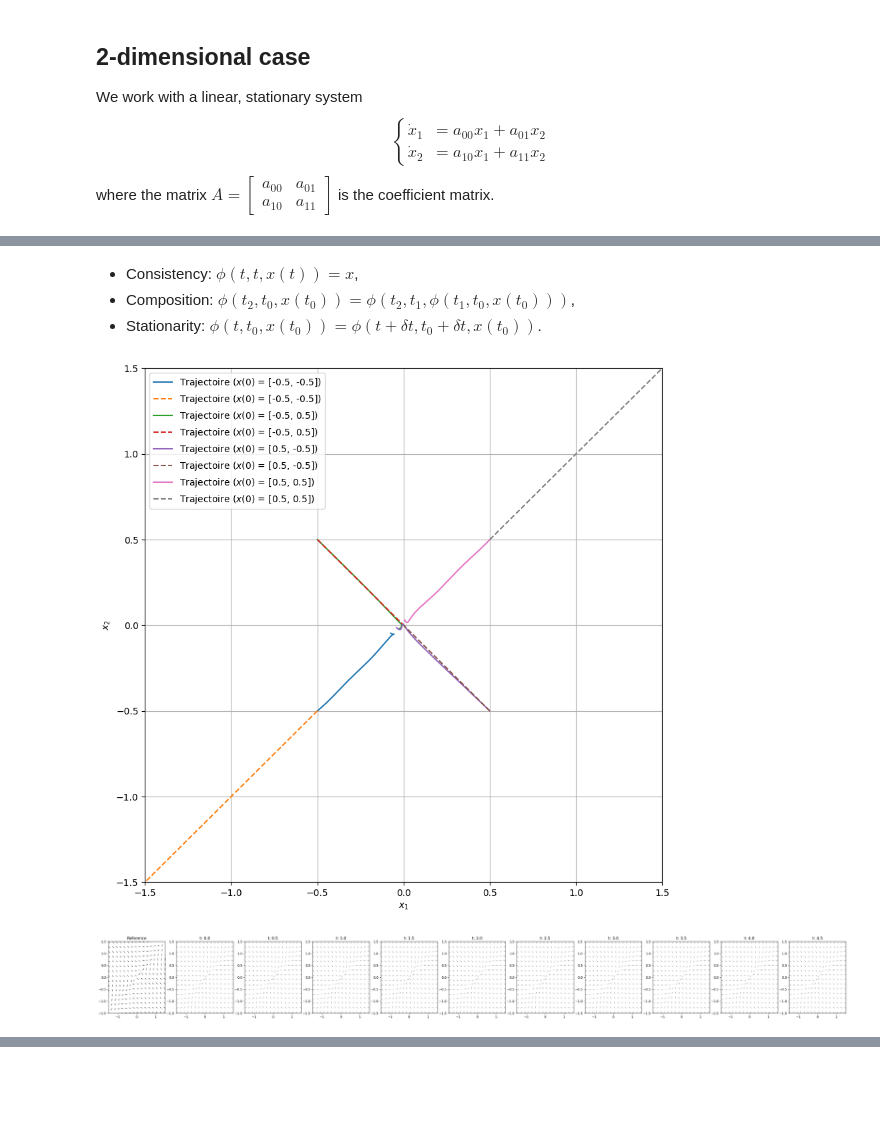
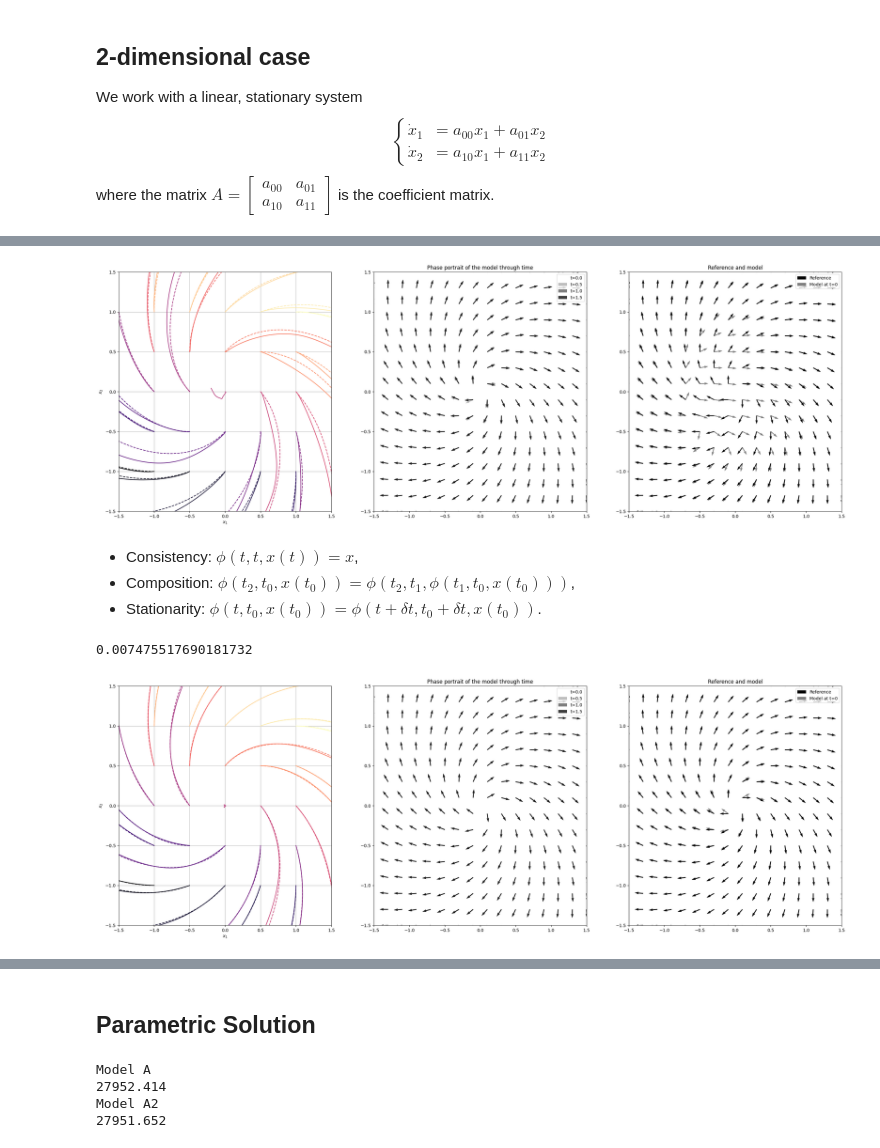
Before and after one commit to pascaltribel/PINN_Regularization, a Jupyter notebook: Transition Function-Linear_2D.ipynb, the cells around one changed output, grey strips where cells are left out. Drawn from its saved outputs; the diff is of its cells as text; code cells hidden in the pictures; blank space fills up the shorter version.

```diff
--- a/Transition Function-Linear_2D.ipynb
+++ b/Transition Function-Linear_2D.ipynb
@@ -73,8 +84,11 @@ def true_phase_portrait_A(A, ax=None):
         ax.set_ylim([-1.5, 1.5])
         ax.set_title("Reference")
 # %%
-T_MAX = 5.
-A = np.array([[-1, 2], [2, -1]])
+n_points = 1024
+n_epochs = 1024
+
+T_MAX = 2.
+A = np.array([[1, 1], [-1, 1]])
 c_is = [[-0.5,-0.5], [-0.5,0.5], [0.5,-0.5], [0.5,0.5]]
 
 plt.figure(figsize=(10, 10))
@@ -187,3 +213,8 @@ plt.show()
+# %%
+display_results(model_A)
+plt.show()
+# %% [output]
+[figure, added]
 # %% [markdown]
 - Consistency: $\phi(t, t, x(t)) = x$,
 - Composition: $\phi(t_2, t_0, x(t_0)) = \phi(t_2, t_1, \phi(t_1, t_0, x(t_0)))$,
@@ -223,7 +258,7 @@ def stationarity_loss(model, t, t0, x1_0, x2_0, dt):
     return ((x1x2-x1x2_dt)**2).mean()
 
 def derivative_stationarity_loss(model, t, t0, x1_0, x2_0, dt):
-    x1x2 = model(t, t0, x1_0, x2_0)
+    x1x2 = model(tau, x1_0, x2_0)
     x1, x2 = x1x2[:, 0:1], x1x2[:, 1:2]
     x1x2_dt = model(t+dt, t0+dt, x1_0, x2_0)
     x1_dt, x2_dt = x1x2_dt[:, 0:1], x1x2_dt[:, 1:2]
@@ -232,4 +267,13 @@ def derivative_stationarity_loss(model, t, t0, x1_0, x2_0, dt):
     dx2 = torch.autograd.grad(x2, t, grad_outputs=torch.ones_like(t), create_graph=True)[0]
     dx2dt = torch.autograd.grad(x2_dt, t, grad_outputs=torch.ones_like(t), create_graph=True)[0]
     return ((dx1-dx1dt)**2).mean() + ((dx2-dx2dt)**2).mean()
+
+def loss_physics_A2(A, model, t, t0, x1_0, x2_0):
+    x1x2 = model(t, t0, x1_0, x2_0)
+    x1, x2 = x1x2[:, 0:1], x1x2[:, 1:2]
+    dx1_dt = torch.autograd.grad(x1, t, grad_outputs=torch.ones_like(t), create_graph=True)[0]
+    dx2_dt = torch.autograd.grad(x2, t, grad_outputs=torch.ones_like(t), create_graph=True)[0]
+    loss_x1 = ((dx1_dt - (A[0,0]*x1 + A[0,1]*x2))**2).mean()
+    loss_x2 = ((dx2_dt - (A[1,0]*x1 + A[1,1]*x2))**2).mean()
+    return loss_x1 + loss_x2
 # %%
@@ -265,25 +309,9 @@ for _ in (pbar:=tqdm(range(n_epochs))):
+# %%
+model_A2 = train_model_A2(A, 0)
+# %% [output]
+0.007475517690181732
 # %%
-plt.figure(figsize=(10, 10))
-for c_i in c_is:
-    model_trajectory(model_A2, (0, T_MAX), c_i)
-    true_trajectory_A(A, (0, T_MAX), c_i)
-plt.xlim(-1.5, 1.5)
-plt.ylim(-1.5, 1.5)
-plt.grid()
-plt.savefig('trajectories_saddle_pinn2.jpg')
+display_results(model_A2)
 plt.show()
-fig, ax = plt.subplots(1, int(T_MAX*2)+1, figsize=(T_MAX*2*4 + 1, 4))
-true_phase_portrait_A(A, ax[0])
-for t in np.arange(0, T_MAX, .5):
-    model_phase_portrait(model_A2, ax[int(t*2)+1], t)
-plt.savefig('phase_portrait_through_time_saddle_pinn2.jpg')
-plt.show()
-fig, ax = plt.subplots(1, 1, figsize=(10, 10))
-true_phase_portrait_A(A, ax)
-model_phase_portrait(model_A2, ax, 0)
-ax.set_title("Reference and model")
-plt.savefig('phase_portrait_saddle_pinn2.jpg')
-plt.show()
 # %% [output]
-[figure, old version]
+[figure, new version]
-[figure, removed]
@@ -290,0 +318,2 @@ plt.show()
+# %% [markdown]
+## Parametric Solution
@@ -290,0 +373,11 @@ plt.show()
+# %%
+references = get_references(A)
+print("Model A")
+print(evaluate_model_on_trajectories(model_A, references))
+print("Model A2")
+print(evaluate_model_on_trajectories(model_A2, references))
+# %% [output]
+Model A
+27952.414
+Model A2
+27951.652
```
Also changed, not shown: parts of 23 cells of this notebook, 17 other files.
